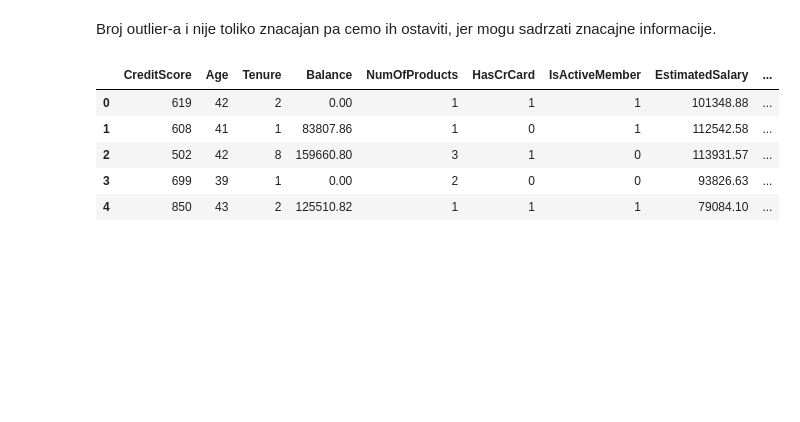
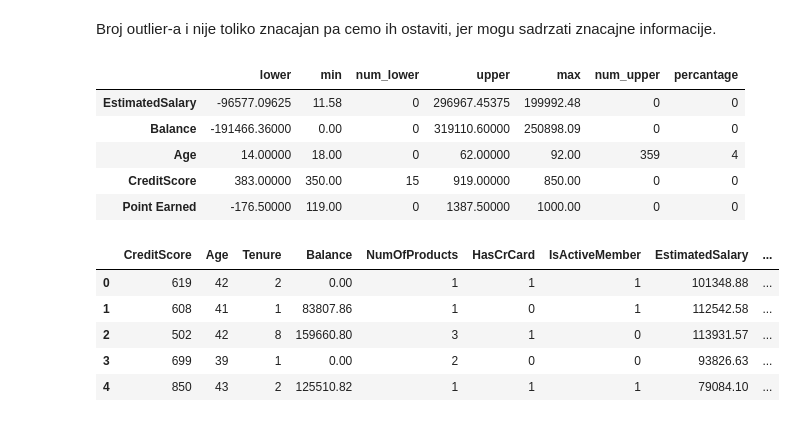
Before and after one commit to shotinform/Bank_Customer_Churn, a Jupyter notebook: preprocessing/Preprocessing.ipynb, the cells around one changed output. Cells and saved outputs as stored; diff of their text form; code cells hidden in the pictures; blank space fills up the shorter version.

```diff
--- a/preprocessing/Preprocessing.ipynb
+++ b/preprocessing/Preprocessing.ipynb
@@ -240,6 +330,37 @@ plt.show()
 [figure]
 # %% [markdown]
 Broj outlier-a i nije toliko znacajan pa cemo ih ostaviti, jer mogu sadrzati znacajne informacije.
+# %%
+def IQR(data, feature_names):
+
+    iqr = pd.DataFrame(0, index=feature_names, columns=['lower', 'min', 'num_lower', 'upper', 'max', 'num_upper', 'percantage'])
+    for name in feature_names:
+
+        (Q1, Q3) = data[name].quantile([0.25, 0.75])
+        IQR = Q3 - Q1
+        upper = Q3 + (1.5 * IQR)
+        lower = Q1 - (1.5 * IQR)
+
+        iqr.loc[name, 'upper'] = upper
+        iqr.loc[name, 'lower'] = lower
+
+        num_of_out_lower = (data[name] < lower).sum()
+        num_of_out_upper = (data[name] > upper).sum()
+
+        percentage = round((num_of_out_lower + num_of_out_upper) / data.shape[0] * 100)
+
+        iqr.loc[name, 'num_lower'], iqr.loc[name, 'num_upper'], iqr.loc[name, 'percantage']  = num_of_out_lower, num_of_out_upper, percentage
+        iqr.loc[name, 'min'], iqr.loc[name, 'max'] = min(data[name]), max(data[name])
+    return iqr
+# %%
+IQR(data, numeric_columns)
+# %% [output]
+|  | lower | min | num_lower | upper | max | num_upper | percantage |
+| EstimatedSalary | -96577.09625 | 11.58 | 0 | 296967.45375 | 199992.48 | 0 | 0 |
+| Balance | -191466.36000 | 0.00 | 0 | 319110.60000 | 250898.09 | 0 | 0 |
+| Age | 14.00000 | 18.00 | 0 | 62.00000 | 92.00 | 359 | 4 |
+| CreditScore | 383.00000 | 350.00 | 15 | 919.00000 | 850.00 | 0 | 0 |
+| Point Earned | -176.50000 | 119.00 | 0 | 1387.50000 | 1000.00 | 0 | 0 |
 # %%
 data = pd.get_dummies(data, columns=['Geography', 'Gender', 'Card Type'])
 # %%
```
Also changed, not shown: parts of 5 cells of this notebook, 1 other file.
